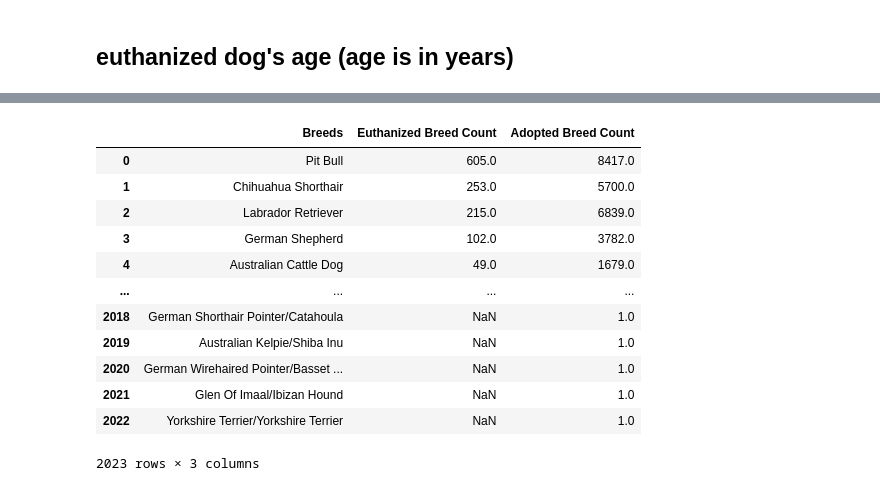
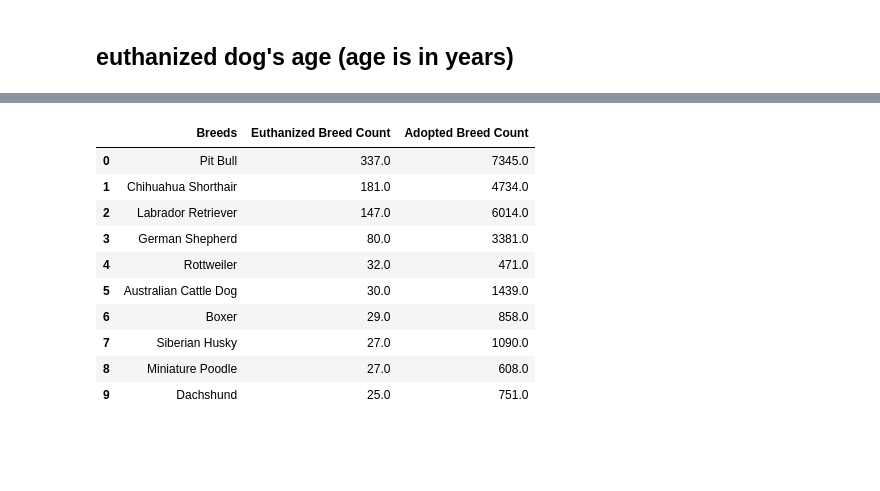
Before and after one commit to bfarao/bf_capstone, a Jupyter notebook: notebook/BrunaF_Austin_Capstone.ipynb, the cells around one changed output, grey strips where cells are left out. Cells and saved outputs as stored; diff of their text form; code cells hidden in the pictures; blank space fills up the shorter version.

```diff
--- a/notebook/BrunaF_Austin_Capstone.ipynb
+++ b/notebook/BrunaF_Austin_Capstone.ipynb
@@ -70,6 +67,8 @@ austin_dataset
 # %%
 austin_dataset['Date of Birth'] = pd.to_datetime(austin_dataset['Date of Birth'])
 austin_dataset['DateTime'] = austin_dataset['DateTime'].apply(pd.Timestamp)
+austin_dataset = austin_dataset[austin_dataset.Year != '2013']
+austin_dataset = austin_dataset[austin_dataset.Year != '2014']
 austin_dataset
 # %% [output]
 |  | Animal ID | Name | DateTime | Month | Date of Birth | Outcome Type | Outcome Subtype | Animal Type | ... |
@@ -265,7 +247,5 @@ austin_dataset
 # %%
-euthanized_df = austin_dataset[(austin_dataset['Outcome Type'] == 'Euthanasia') +
-                               (austin_dataset['Outcome Type'] == 'Disposal') +
-                               (austin_dataset['Outcome Type'] == 'Died')]
+euthanized_df = austin_dataset[(austin_dataset['Outcome Type'] == 'Euthanasia') + (austin_dataset['Outcome Type'] == 'Disposal') + (austin_dataset['Outcome Type'] == 'Died')]
 euthanized_df
 # %% [output]
 |  | Animal ID | Name | DateTime | Month | Date of Birth | Outcome Type | Outcome Subtype | Animal Type | ... |
@@ -409,19 +384,17 @@ merge_age
 # %%
-merge_dogs = pd.merge(euth_dog_breed, adopt_dog_breed, on= 'Breeds', how= 'outer')
-merge_dogs
+merge_dogs_austin = pd.merge(euth_dog_breed, adopt_dog_breed, on= 'Breeds', how= 'outer')
+merge_dogs_austin.head(10)
 # %% [output]
 |  | Breeds | Euthanized Breed Count | Adopted Breed Count |
-| 0 | Pit Bull | 605.0 | 8417.0 |
-| 1 | Chihuahua Shorthair | 253.0 | 5700.0 |
-| 2 | Labrador Retriever | 215.0 | 6839.0 |
-| 3 | German Shepherd | 102.0 | 3782.0 |
-| 4 | Australian Cattle Dog | 49.0 | 1679.0 |
-| ... | ... | ... | ... |
-| 2018 | German Shorthair Pointer/Catahoula | NaN | 1.0 |
-| 2019 | Australian Kelpie/Shiba Inu | NaN | 1.0 |
-| 2020 | German Wirehaired Pointer/Basset ... | NaN | 1.0 |
-| 2021 | Glen Of Imaal/Ibizan Hound | NaN | 1.0 |
-| 2022 | Yorkshire Terrier/Yorkshire Terrier | NaN | 1.0 |
+| 0 | Pit Bull | 337.0 | 7345.0 |
+| 1 | Chihuahua Shorthair | 181.0 | 4734.0 |
+| 2 | Labrador Retriever | 147.0 | 6014.0 |
+| 3 | German Shepherd | 80.0 | 3381.0 |
+| 4 | Rottweiler | 32.0 | 471.0 |
+| 5 | Australian Cattle Dog | 30.0 | 1439.0 |
+| 6 | Boxer | 29.0 | 858.0 |
+| 7 | Siberian Husky | 27.0 | 1090.0 |
+| 8 | Miniature Poodle | 27.0 | 608.0 |
+| 9 | Dachshund | 25.0 | 751.0 |
-2023 rows × 3 columns
 # %%
 ## explain why did you chose the full breed names rather than the mix breed names...
```
Also changed, not shown: parts of 48 cells of this notebook, 1 other file.
